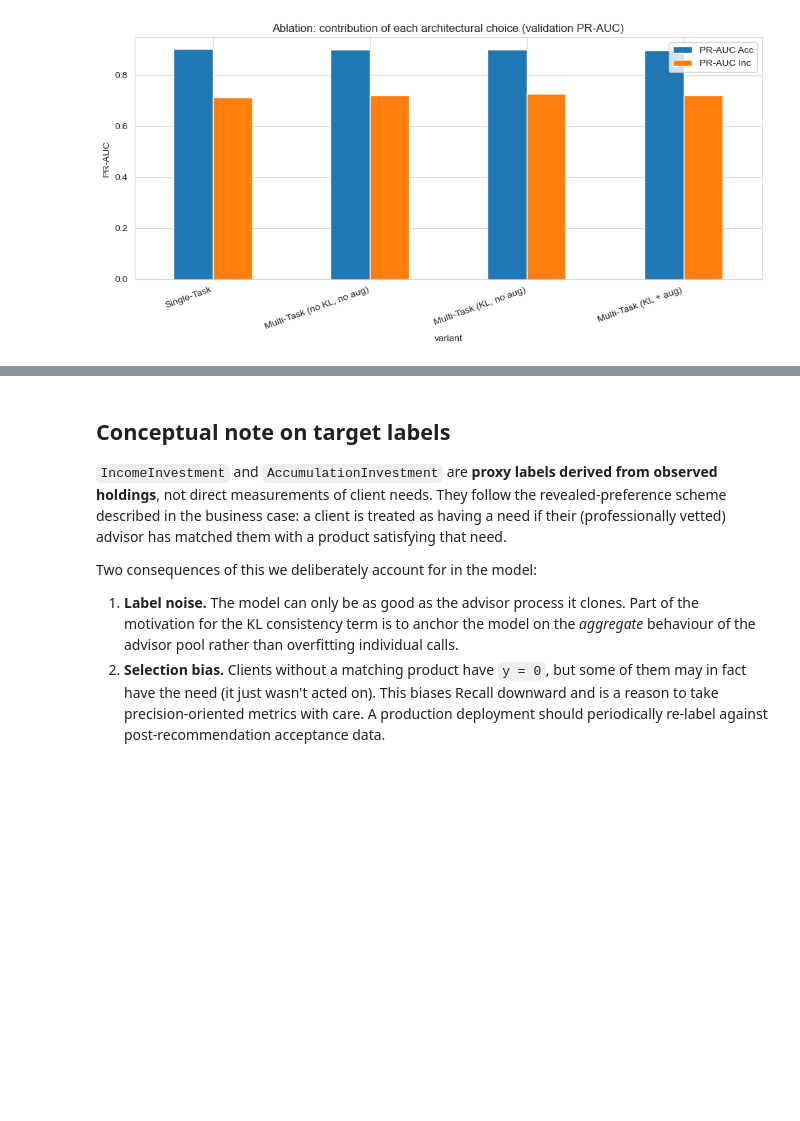
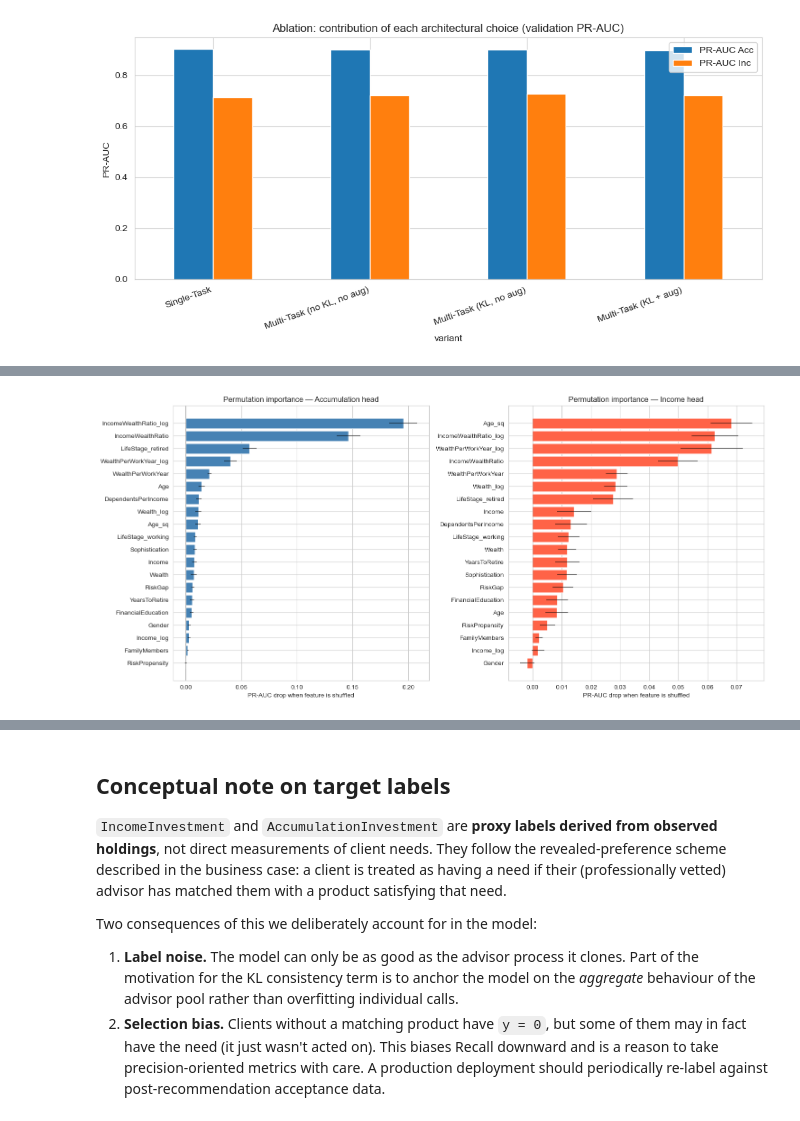
Before and after one commit to FiloCava03/EstimatingClientNeeds, a Jupyter notebook: Filippo_Cavalieri.ipynb, the cells around one changed output, grey strips where cells are left out. Drawn from its saved outputs; the diff is of its cells as text; code cells hidden in the pictures; blank space fills up the shorter version.

```diff
--- a/Filippo_Cavalieri.ipynb
+++ b/Filippo_Cavalieri.ipynb
@@ -693,0 +879,92 @@ SHAP — Income head: shap_values shape = (200, 20)
+# %%
+from sklearn.metrics import average_precision_score
+
+def permutation_importance_nn(model, X, y_acc, y_inc, feature_names,
+                               n_repeats=10, seed=42):
+    """Permutation importance for the multi-task NN, per head."""
+    rng = np.random.RandomState(seed)
+    model.eval()
+
+    # Baseline PR-AUC on unperturbed test set
+    with torch.no_grad():
+        la, li = model(torch.tensor(X.values, dtype=torch.float32))
+        base_pa = torch.sigmoid(la).numpy()
+        base_pi = torch.sigmoid(li).numpy()
+    base_ap_acc = average_precision_score(y_acc, base_pa)
+    base_ap_inc = average_precision_score(y_inc, base_pi)
+
+    imp_acc = {f: [] for f in feature_names}
+    imp_inc = {f: [] for f in feature_names}
+
+    X_np = X.values.copy()
+    for col_idx, feat in enumerate(feature_names):
+        original = X_np[:, col_idx].copy()
+        for _ in range(n_repeats):
+            X_perm = X_np.copy()
+            rng.shuffle(X_perm[:, col_idx])
+            with torch.no_grad():
+                la, li = model(torch.tensor(X_perm, dtype=torch.float32))
+                pa_p = torch.sigmoid(la).numpy()
+                pi_p = torch.sigmoid(li).numpy()
+            imp_acc[feat].append(base_ap_acc - average_precision_score(y_acc, pa_p))
+            imp_inc[feat].append(base_ap_inc - average_precision_score(y_inc, pi_p))
+        X_np[:, col_idx] = original
+
+    def _summarize(imp_dict):
+        return pd.DataFrame({
+            'feature': list(imp_dict.keys()),
+            'mean_drop': [np.mean(v) for v in imp_dict.values()],
+            'std_drop':  [np.std(v)  for v in imp_dict.values()],
+        }).sort_values('mean_drop', ascending=False)
+
+    return _summarize(imp_acc), _summarize(imp_inc), base_ap_acc, base_ap_inc
+
+
+print("Computing permutation importance on the TEST set (~30s)...")
+y_acc_te_arr = y_test['AccumulationInvestment'].values
+y_inc_te_arr = y_test['IncomeInvestment'].values
+perm_acc, perm_inc, base_acc, base_inc = permutation_importance_nn(
+    model, X_test, y_acc_te_arr, y_inc_te_arr, feature_cols, n_repeats=10,
+)
+
+print(f"Baseline PR-AUC  |  Accumulation: {base_acc:.4f}   Income: {base_inc:.4f}")
+
+# Visualize side by side
+fig, axes = plt.subplots(1, 2, figsize=(15, 7))
+for ax, df, title, color in [
+    (axes[0], perm_acc, 'Accumulation head', 'steelblue'),
+    (axes[1], perm_inc, 'Income head',       'tomato'),
+]:
+    df_sorted = df.sort_values('mean_drop', ascending=True)
+    ax.barh(df_sorted['feature'], df_sorted['mean_drop'],
+            xerr=df_sorted['std_drop'], color=color,
+            error_kw={'ecolor': 'black', 'alpha': 0.5})
+    ax.axvline(0, color='black', lw=0.5)
+    ax.set_title(f'Permutation importance — {title}')
+    ax.set_xlabel('PR-AUC drop when feature is shuffled')
+plt.tight_layout()
+plt.show()
+
+print("\nAccumulation head, top 5 drivers:")
+print(perm_acc.head().to_string(index=False))
+print("\nIncome head, top 5 drivers:")
+print(perm_inc.head().to_string(index=False))
+
+# Identify dead-weight features: negative OR near-zero on BOTH heads
+dead_threshold = 0.001  # a drop < 0.1% PR-AUC is noise
+dead_features = []
+for f in feature_cols:
+    drop_acc = perm_acc[perm_acc['feature'] == f]['mean_drop'].values[0]
+    drop_inc = perm_inc[perm_inc['feature'] == f]['mean_drop'].values[0]
+    if drop_acc < dead_threshold and drop_inc < dead_threshold:
+        dead_features.append(f)
+
+print(f"\nFeatures with drop < {dead_threshold} on BOTH heads (candidates for removal):")
+for f in dead_features:
+    da = perm_acc[perm_acc['feature'] == f]['mean_drop'].values[0]
+    di = perm_inc[perm_inc['feature'] == f]['mean_drop'].values[0]
+    print(f"  {f:28s}  Acc drop: {da:+.4f}   Inc drop: {di:+.4f}")
+
+if not dead_features:
+    print("  (none found)")
+# %% [output]
@@ -693,0 +973 @@ SHAP — Income head: shap_values shape = (200, 20)
+[figure, added]
```
Also changed, not shown: parts of 14 cells of this notebook, 7 other files.
